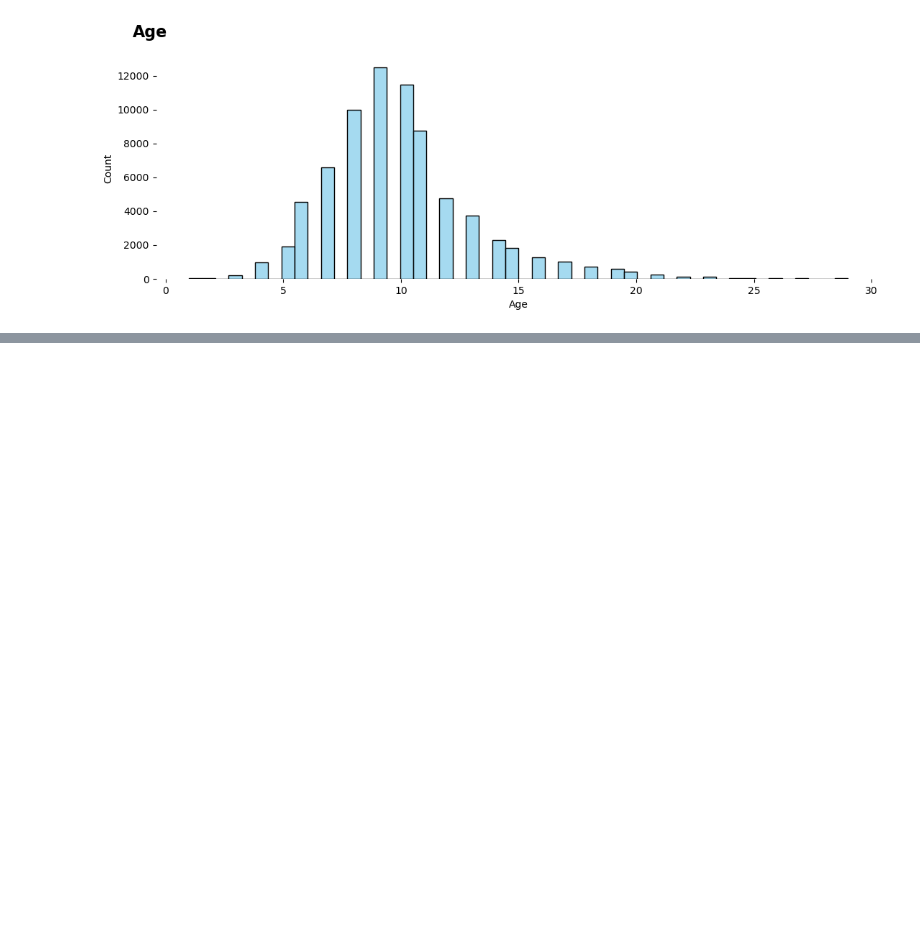
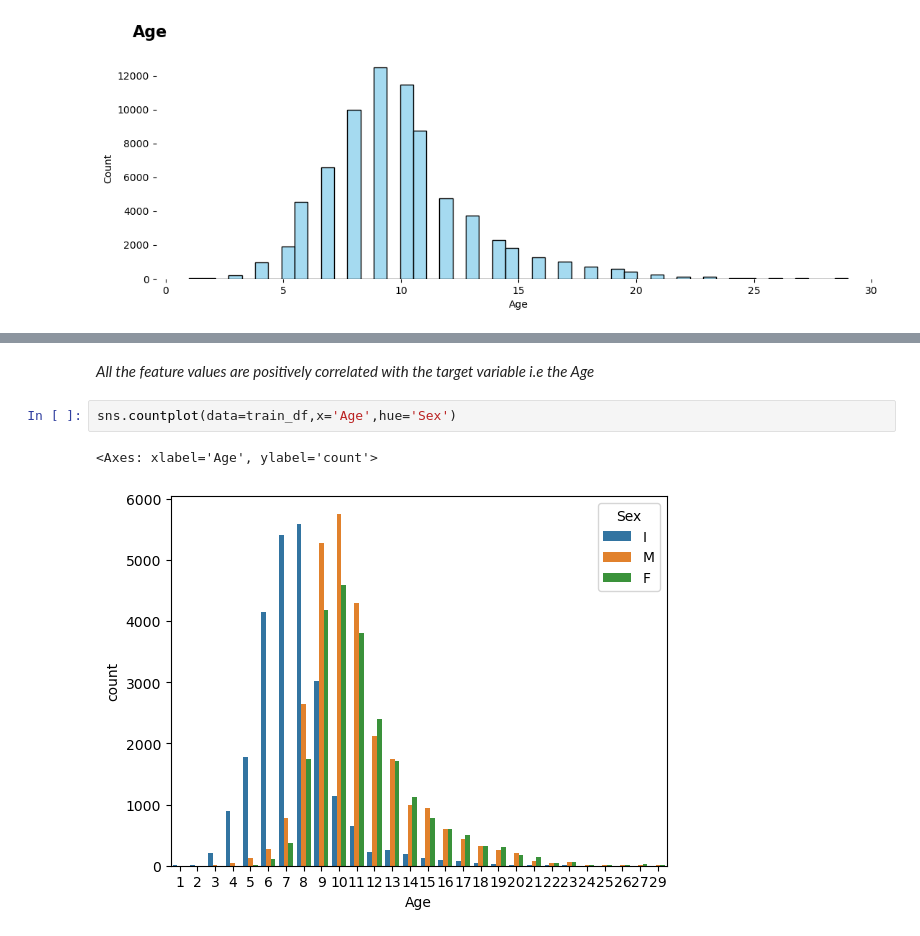
Before and after one commit to gargi-09/My-Kaggle-Work, a Jupyter notebook: Crab Age Prediction.ipynb, the cells around one changed output, grey strips where cells are left out. Cells and saved outputs as stored; diff of their text form; blank space fills up the shorter version.

```diff
--- a/Crab Age Prediction.ipynb
+++ b/Crab Age Prediction.ipynb
@@ -114,0 +153,7 @@ for n in num:
+# %% [markdown]
+*All the feature values are positively correlated with the target variable i.e the Age*
+# %%
+sns.countplot(data=train_df,x='Age',hue='Sex')
+# %% [output]
+<Axes: xlabel='Age', ylabel='count'>
+[figure, added]
```
Also changed, not shown: parts of 35 cells of this notebook.
